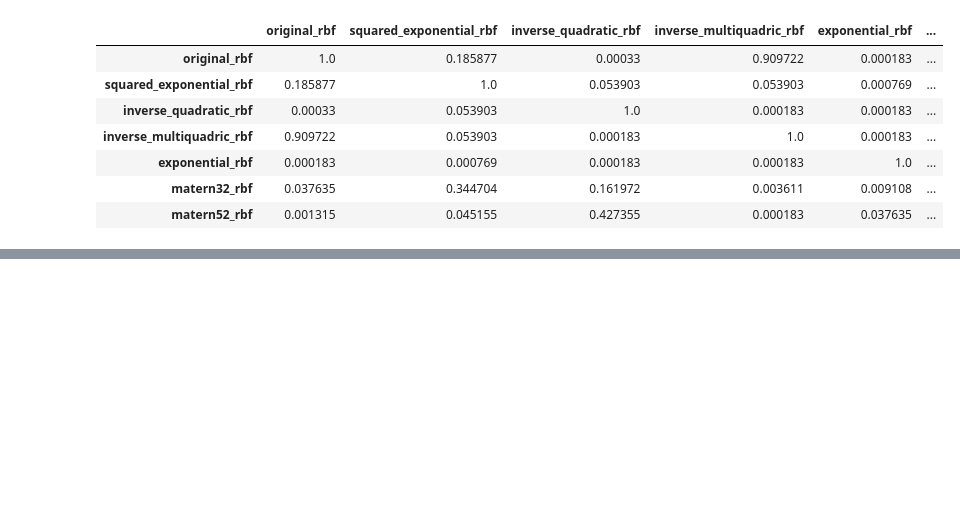
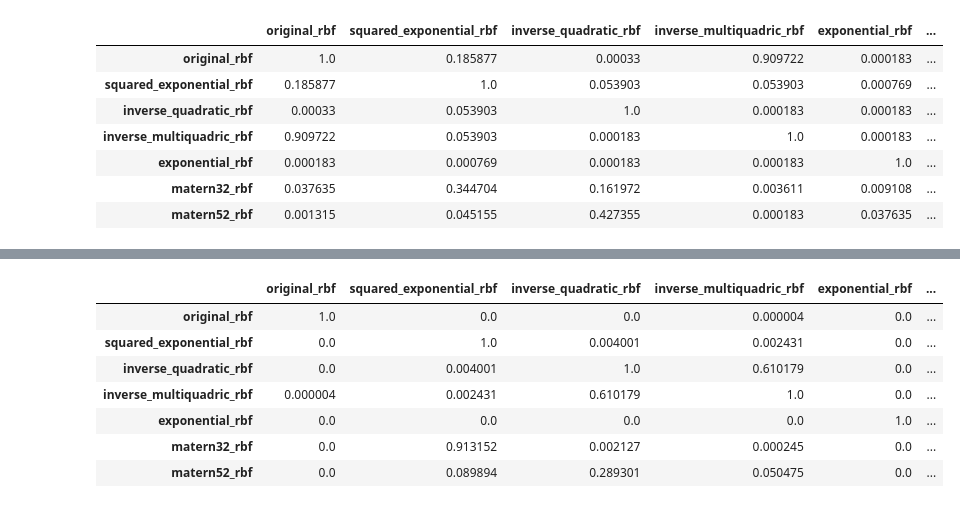
Before and after one commit to JazminZatarain/MUSEH2O, a Jupyter notebook: notebooks/14. MannWhitney analysis.ipynb, the cells around one changed output, grey strips where cells are left out. Cells and saved outputs as stored; diff of their text form; code cells hidden in the pictures; blank space fills up the shorter version.

```diff
--- a/notebooks/14. MannWhitney analysis.ipynb
+++ b/notebooks/14. MannWhitney analysis.ipynb
@@ -97,0 +172,11 @@ df_pval
+# %%
+df_pval_atom
+# %% [output]
+|  | original_rbf | squared_exponential_rbf | inverse_quadratic_rbf | inverse_multiquadric_rbf | exponential_rbf | ... |
+| original_rbf | 1.0 | 0.0 | 0.0 | 0.000004 | 0.0 | ... |
+| squared_exponential_rbf | 0.0 | 1.0 | 0.004001 | 0.002431 | 0.0 | ... |
+| inverse_quadratic_rbf | 0.0 | 0.004001 | 1.0 | 0.610179 | 0.0 | ... |
+| inverse_multiquadric_rbf | 0.000004 | 0.002431 | 0.610179 | 1.0 | 0.0 | ... |
+| exponential_rbf | 0.0 | 0.0 | 0.0 | 0.0 | 1.0 | ... |
+| matern32_rbf | 0.0 | 0.913152 | 0.002127 | 0.000245 | 0.0 | ... |
+| matern52_rbf | 0.0 | 0.089894 | 0.289301 | 0.050475 | 0.0 | ... |
```
Also changed, not shown: parts of 24 cells of this notebook, 14 other files.
